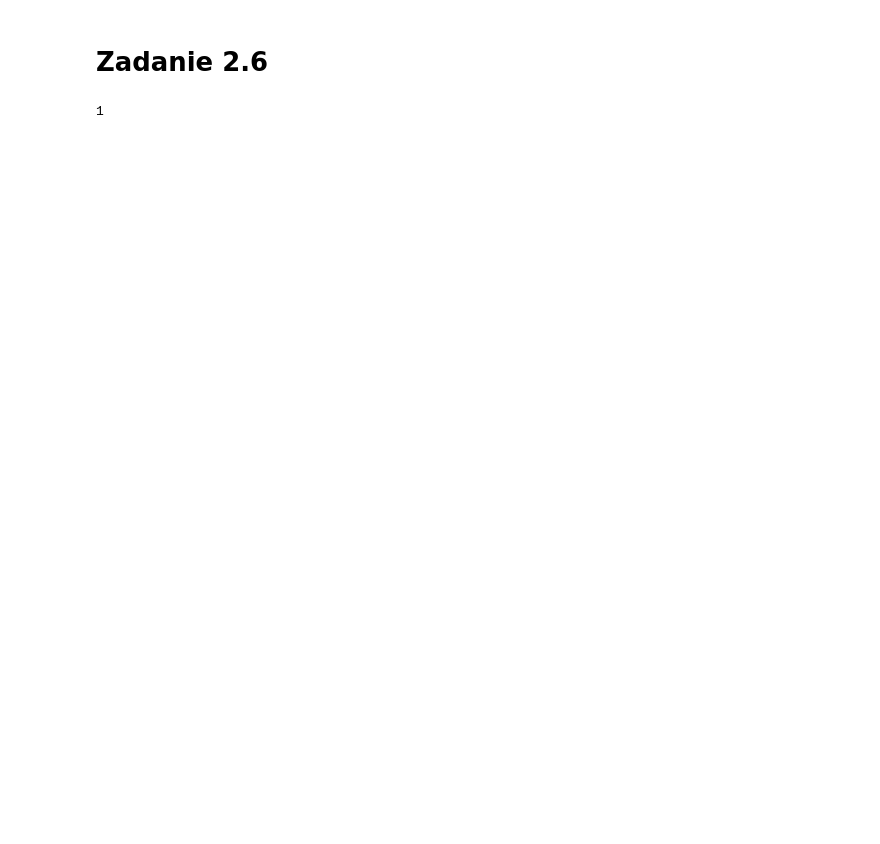
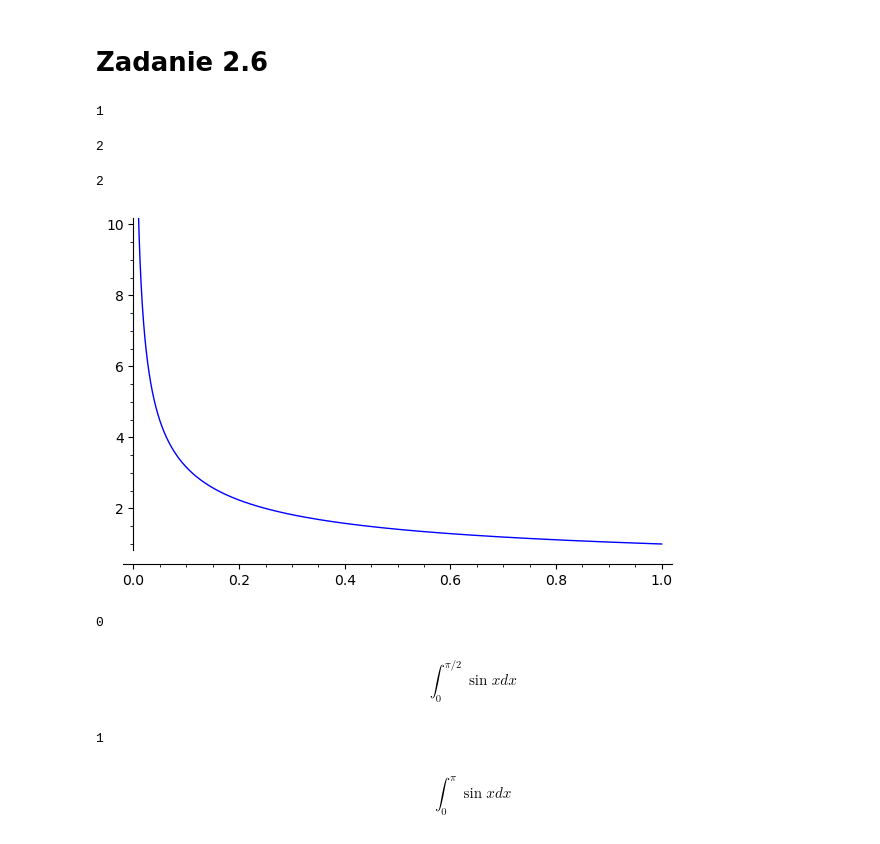
Before and after one commit to jprzew/oprogmat, a Jupyter notebook: grupa1_sage/CalculusAndEquations.ipynb, the cells around one changed output. Saved outputs shown, nothing was run; the diff lists cells and outputs as text; code cells hidden in the pictures; blank space fills up the shorter version.

```diff
--- a/grupa1_sage/CalculusAndEquations.ipynb
+++ b/grupa1_sage/CalculusAndEquations.ipynb
@@ -99,3 +197,19 @@ x^(a + 1)/(a + 1)
 integral(sin(x), x, 0, pi/2)
 # %% [output]
 1
+# %%
+integral(sin(x), x, 0, pi)
+# %% [output]
+2
+# %%
+integral(1/sqrt(x), x, 0, 1)
+# %% [output]
+2
+# %%
+plot(1/sqrt(x), (x, 0, 1), ymax=10)
+# %% [output]
+[figure, added]
+# %%
+integral(sin(x), x, 0, 2*pi)
+# %% [output]
+0
@@ -101,0 +218,8 @@ integral(sin(x), x, 0, pi/2)
+# %% [markdown]
+$$\int_{0}^{\pi/2} \sin x dx$$
+# %%
+F(pi/2) - F(0)
+# %% [output]
+1
+# %% [markdown]
+$$\int_{0}^{\pi} \sin x dx$$
```
Also changed, not shown: parts of 34 cells of this notebook, 2 other files.
